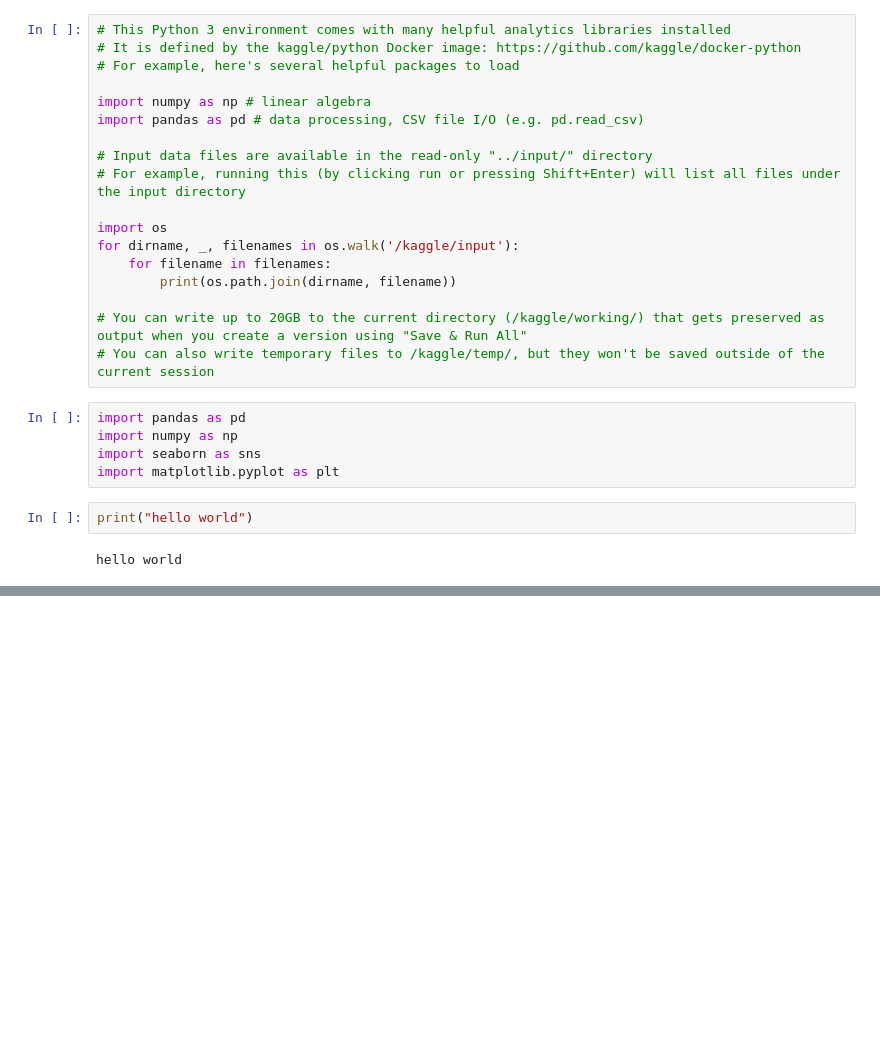
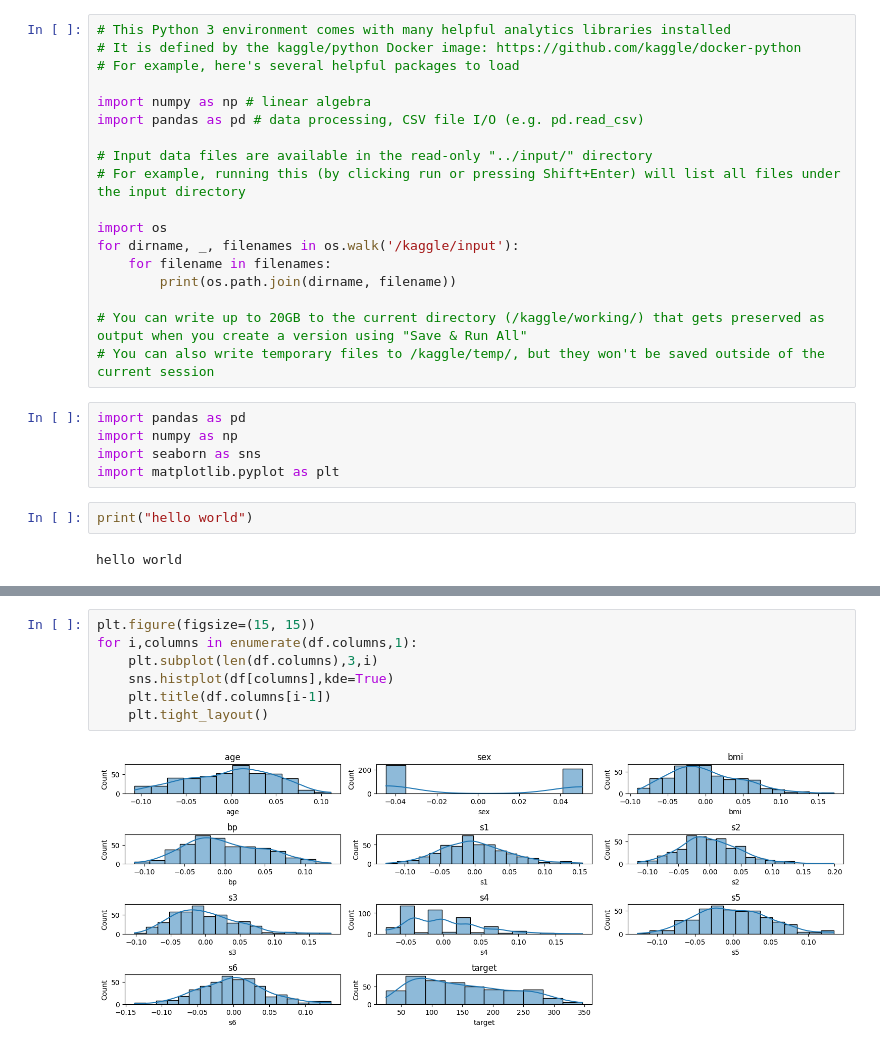
Before and after one commit to abbab23/colab, a Jupyter notebook: torch_stocks.ipynb, the cells around one changed output, grey strips where cells are left out. Saved outputs shown, nothing was run; the diff lists cells and outputs as text; blank space fills up the shorter version.

```diff
--- a/torch_stocks.ipynb
+++ b/torch_stocks.ipynb
@@ -48,0 +186,9 @@ Note: you may need to restart the kernel to use updated packages.
+# %%
+plt.figure(figsize=(15, 15))
+for i,columns in enumerate(df.columns,1):
+    plt.subplot(len(df.columns),3,i)
+    sns.histplot(df[columns],kde=True)
+    plt.title(df.columns[i-1])
+    plt.tight_layout()
+# %% [output]
+[figure, added]
```
Also changed, not shown: parts of 15 cells of this notebook.
